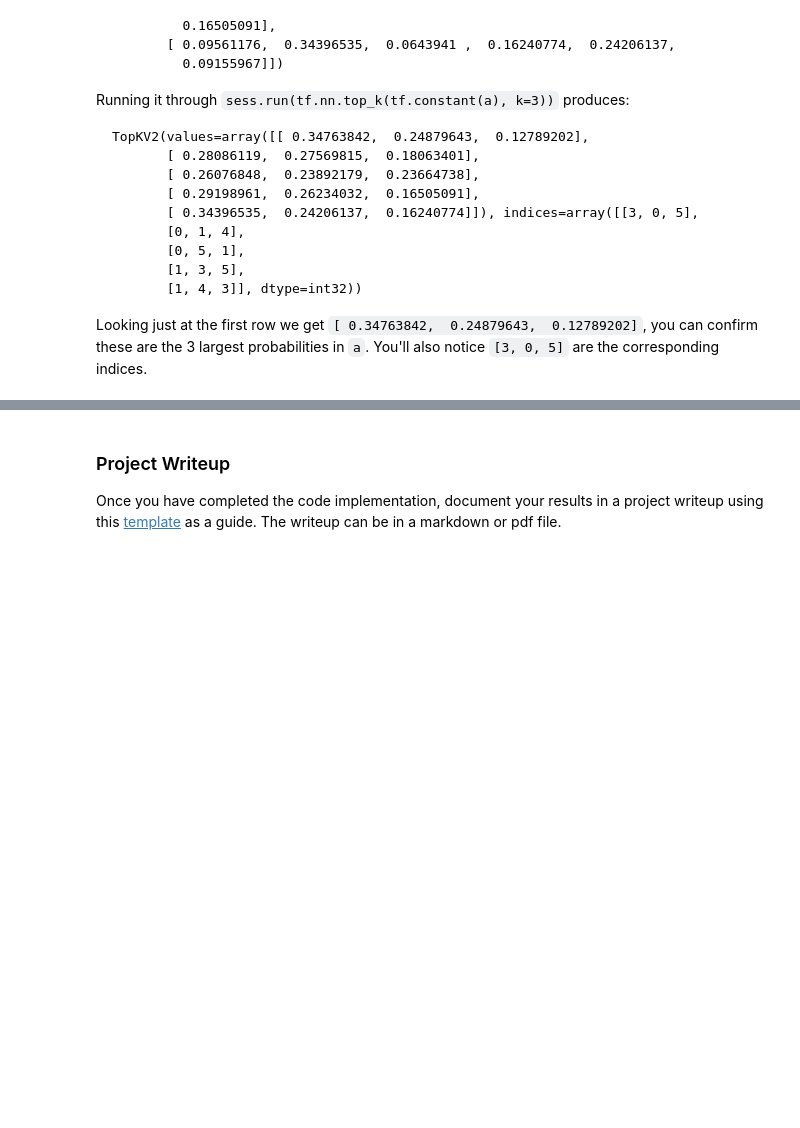
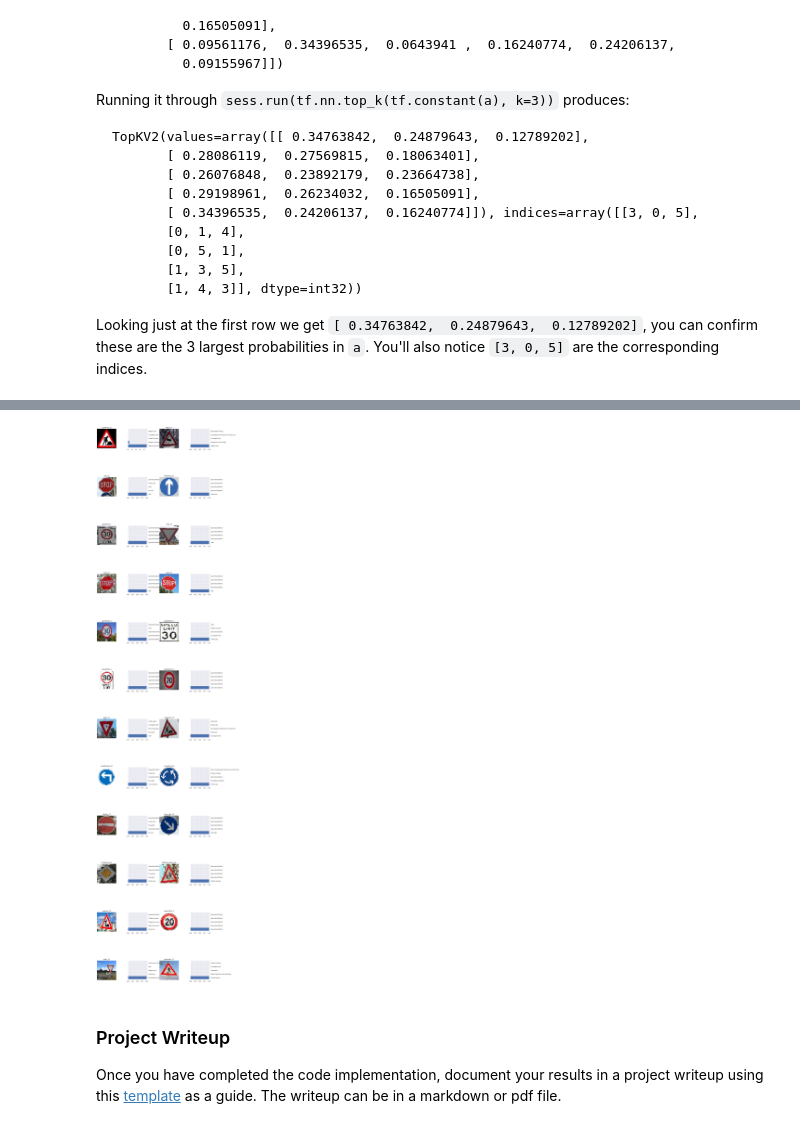
Before and after one commit to scrambleegg7/SelfCar, a Jupyter notebook: CarND-Traffic-Sign-Classifier-Project/Traffic_Sign_Classifier.ipynb, the cells around one changed output, grey strips where cells are left out. Cells and saved outputs as stored; diff of their text form; code cells hidden in the pictures; blank space fills up the shorter version.

Commit message:
TrafficeSign jupyter for uploading - complete on Feb.25 2018

```diff
--- a/CarND-Traffic-Sign-Classifier-Project/Traffic_Sign_Classifier.ipynb
+++ b/CarND-Traffic-Sign-Classifier-Project/Traffic_Sign_Classifier.ipynb
@@ -1622,7 +1530,7 @@ def loadlabelnamelist():
 
     return signname_dict
 
-def loadDownloadImage():
+def loadDownloadImage(gray=True):
 
     imageProcCls = ImageProces()
     download_images = {}
@@ -1633,12 +1541,17 @@ def loadDownloadImage():
         filename = name.split(".")
         if filename[-1] != "jpg" and filename[-1] != "png":
             continue
-        print(name)
+        #print(name)
         image = cv2.imread( os.path.join(downloadDir,name) )
         image = cv2.resize(image,(32,32))
 
+        #
+        # convert Gray Scale image
+        #
         image = cv2.cvtColor(image,cv2.COLOR_BGR2RGB)
-        image = imageProcCls.getGrayScale(image) / 255.
+
+        if gray:
+            image = imageProcCls.getGrayScale(image) / 255.
 
         download_images[filename[0]] = image
 
@@ -1682,3 +1601,4 @@ Odd filename .DS_Store
 # %%
 download_images = loadDownloadImage()
+download_colored_images = loadDownloadImage(gray=False)
 signname_dict = loadlabelnamelist()
@@ -1835,3 +1761,52 @@ Looking just at the first row we get `[ 0.34763842,  0.24879643,  0.12789202]`,
+# %%
+gs1 = gridspec.GridSpec(12, 4)
+gs1.update(wspace=0.6, hspace=1.5) # set the spacing between axes.
+plt.figure(figsize=(16,80))
+
+TOP_K = 5
+for i, (name,image) in enumerate(download_colored_images.items() ):
+    #print(name)
+
+
+
+    ax1 = plt.subplot(gs1[i*2])
+    ax1.set_xticklabels([])
+    ax1.set_yticklabels([])
+    #ax1.set_aspect('equal')
+    ax1.imshow(image)
+    ax1.set_title(name)
+    ax1.axis('off')
+
+    top5_values = top5_probs[name]
+    top5_trafficSign = top5_labels[name]
+    ax2 = plt.subplot(gs1[i*2+1])
+    ax2.set_yticks(range(TOP_K))
+    ax2.set_yticklabels(  top5_trafficSign )
+    ax2.tick_params(labelleft='off' , labelright='on')
+    ax2.barh(range(TOP_K), top5_values, align='center')
+    #ax2.set_xticklabels([])
+    #ax2.set_yticklabels([])
+    #ax2.set_aspect('equal')
+
+
+    #img = transform_image(image,20,10,5,brightness=1)
+
+    #plt.subplot(12,4,i*2+1)
+    #plt.title(name)
+    #plt.imshow(image)
+    #plt.axis('off')
+
+    #plt.subplot(12,4,i*2+2)
+    #ax2.set_aspect('equal')
+
+    #plt.subplot(6,8,i*2+2)
+    #plt.title(filename[0]+"Probs")
+    #plt.imshow(image)
+    #plt.axis('off')
+
+plt.show()
+# %% [output]
+[figure, added]
 # %% [markdown]
 ### Project Writeup
 
```
Also changed, not shown: parts of 18 cells of this notebook.
